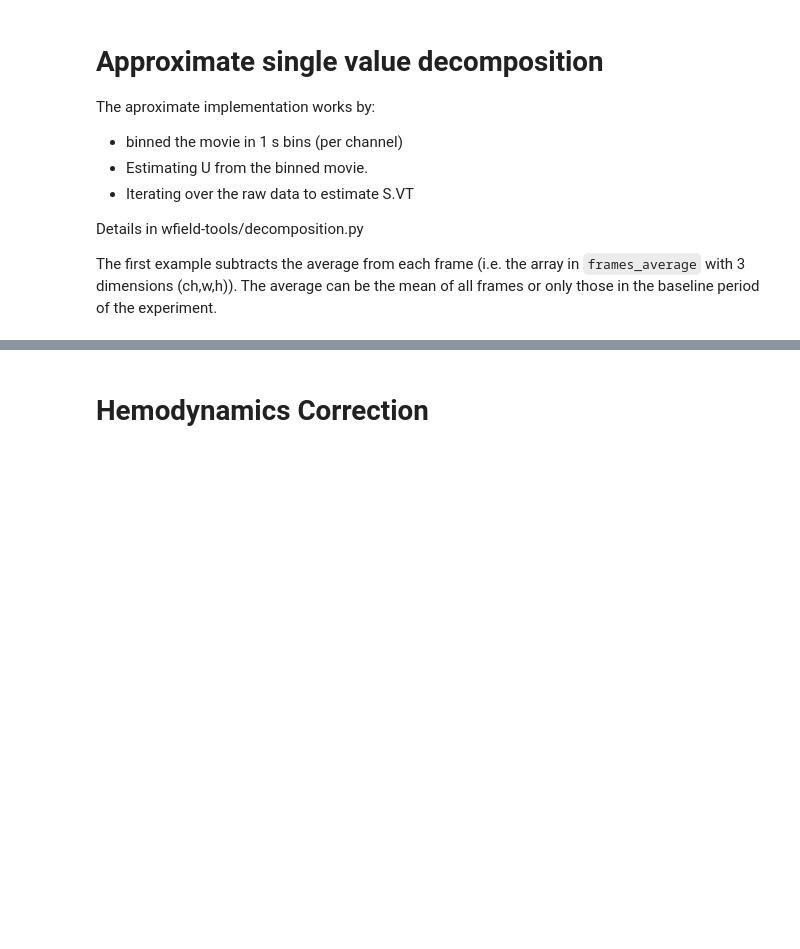
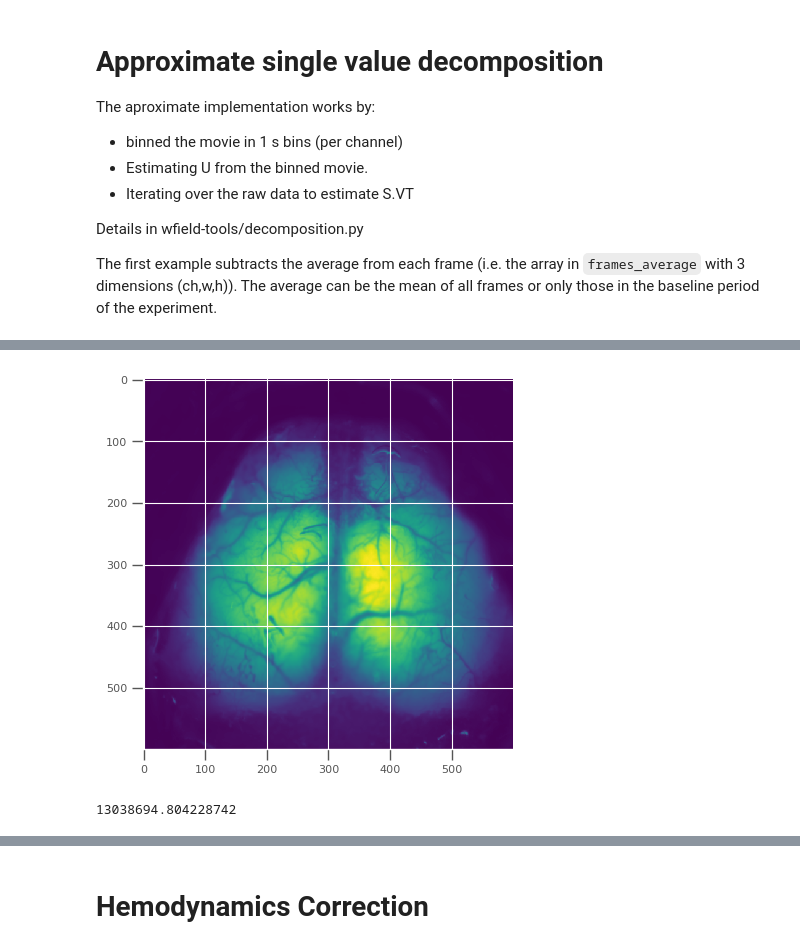
Before and after one commit to aeltonaraujoneuro/wfield, a Jupyter notebook: notebooks/66_Aelton_wfield.ipynb, the cells around one changed output, grey strips where cells are left out. Saved outputs shown, nothing was run; the diff lists cells and outputs as text; code cells hidden in the pictures; blank space fills up the shorter version.

```diff
--- a/notebooks/66_Aelton_wfield.ipynb
+++ b/notebooks/66_Aelton_wfield.ipynb
@@ -189,0 +241,5 @@ frames_average.npy saved in /datajoint-data/data/aeltona/Experiments/Sensory_Pre
+# %%
+# frames_average.shape
+plt.imshow(frames_average[1,:,:]);
+# %% [output]
+[figure, added]
@@ -189,0 +258,4 @@ frames_average.npy saved in /datajoint-data/data/aeltona/Experiments/Sensory_Pre
+# %%
+max_variance
+# %% [output]
+13038694.804228742
```
Also changed, not shown: parts of 47 cells of this notebook.
